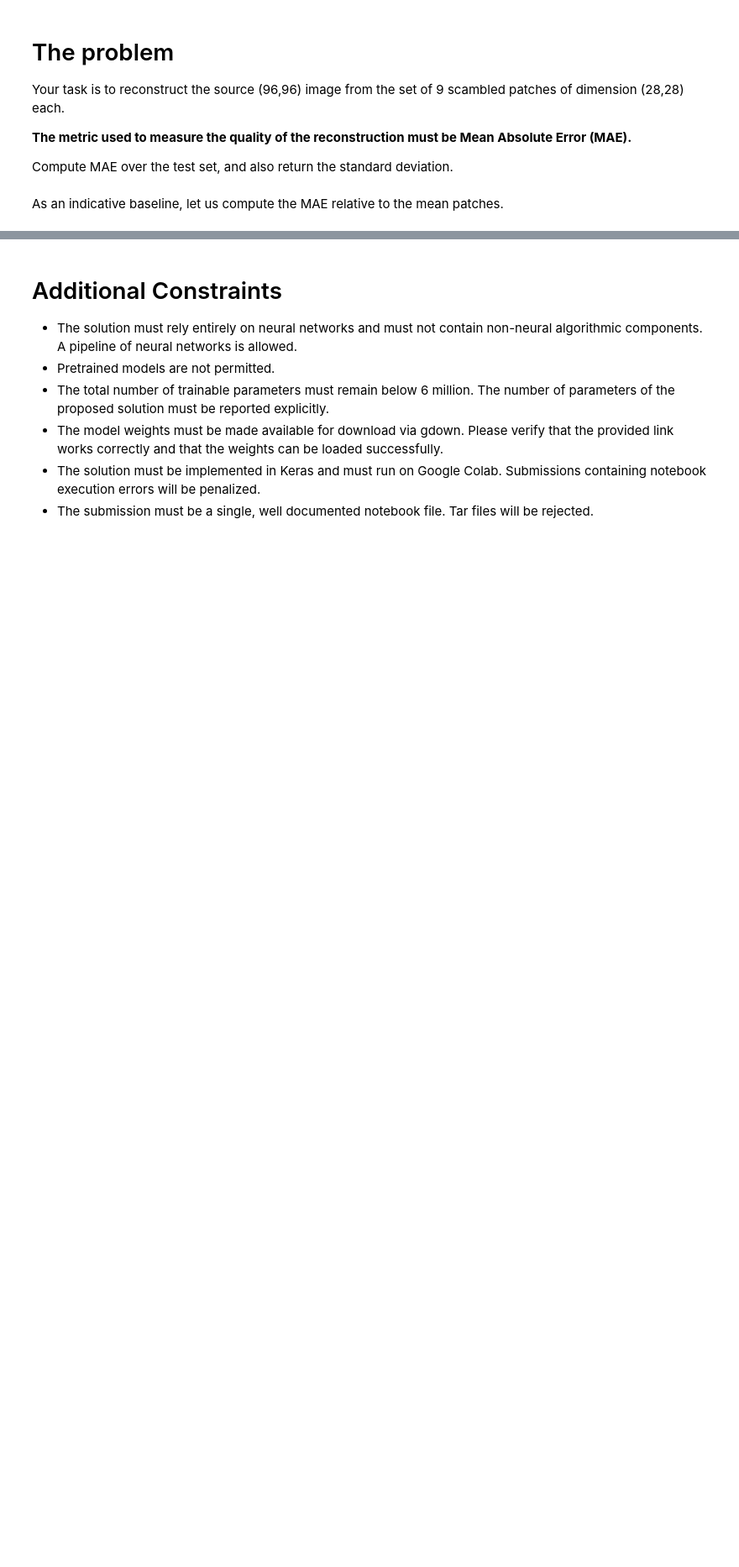
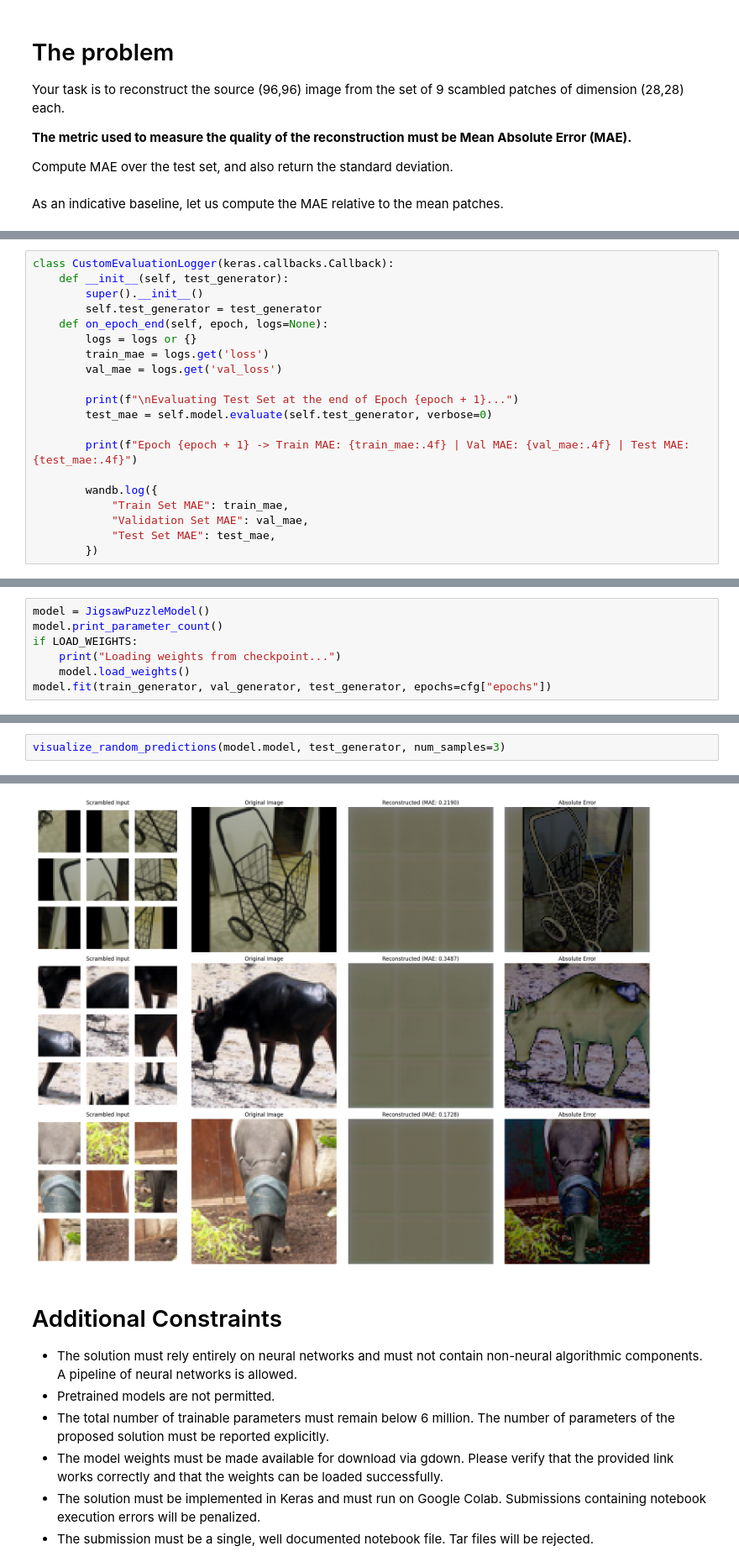
Before and after one commit to mohamadch91/UNIBO_DL_JIGSAW, a Jupyter notebook: patches_to_image_spec.ipynb, the cells around one changed output, grey strips where cells are left out. Shown at 84% size. Saved outputs shown, nothing was run; the diff lists cells and outputs as text; blank space fills up the shorter version.

```diff
--- a/patches_to_image_spec.ipynb
+++ b/patches_to_image_spec.ipynb
@@ -243,0 +318,20 @@ std: tf.Tensor(0.0014140933, shape=(), dtype=float32)
+# %%
+class CustomEvaluationLogger(keras.callbacks.Callback):
+    def __init__(self, test_generator):
+        super().__init__()
+        self.test_generator = test_generator
+    def on_epoch_end(self, epoch, logs=None):
+        logs = logs or {}
+        train_mae = logs.get('loss')
+        val_mae = logs.get('val_loss')
+
+        print(f"\nEvaluating Test Set at the end of Epoch {epoch + 1}...")
+        test_mae = self.model.evaluate(self.test_generator, verbose=0)
+
+        print(f"Epoch {epoch + 1} -> Train MAE: {train_mae:.4f} | Val MAE: {val_mae:.4f} | Test MAE: {test_mae:.4f}")
+
+        wandb.log({
+            "Train Set MAE": train_mae,
+            "Validation Set MAE": val_mae,
+            "Test Set MAE": test_mae,
+        })
@@ -243,0 +462,7 @@ std: tf.Tensor(0.0014140933, shape=(), dtype=float32)
+# %%
+model = JigsawPuzzleModel()
+model.print_parameter_count()
+if LOAD_WEIGHTS:
+    print("Loading weights from checkpoint...")
+    model.load_weights()
+model.fit(train_generator, val_generator, test_generator, epochs=cfg["epochs"])
@@ -243,0 +573,3 @@ std: tf.Tensor(0.0014140933, shape=(), dtype=float32)
+# %%
+visualize_random_predictions(model.model, test_generator, num_samples=3)
+# %% [output]
@@ -244,3 +578,4 @@ std: tf.Tensor(0.0014140933, shape=(), dtype=float32)
+[figure, added]
 # %% [markdown]
 # Additional Constraints
 
```
Also changed, not shown: parts of 27 cells of this notebook, 2 other files.
